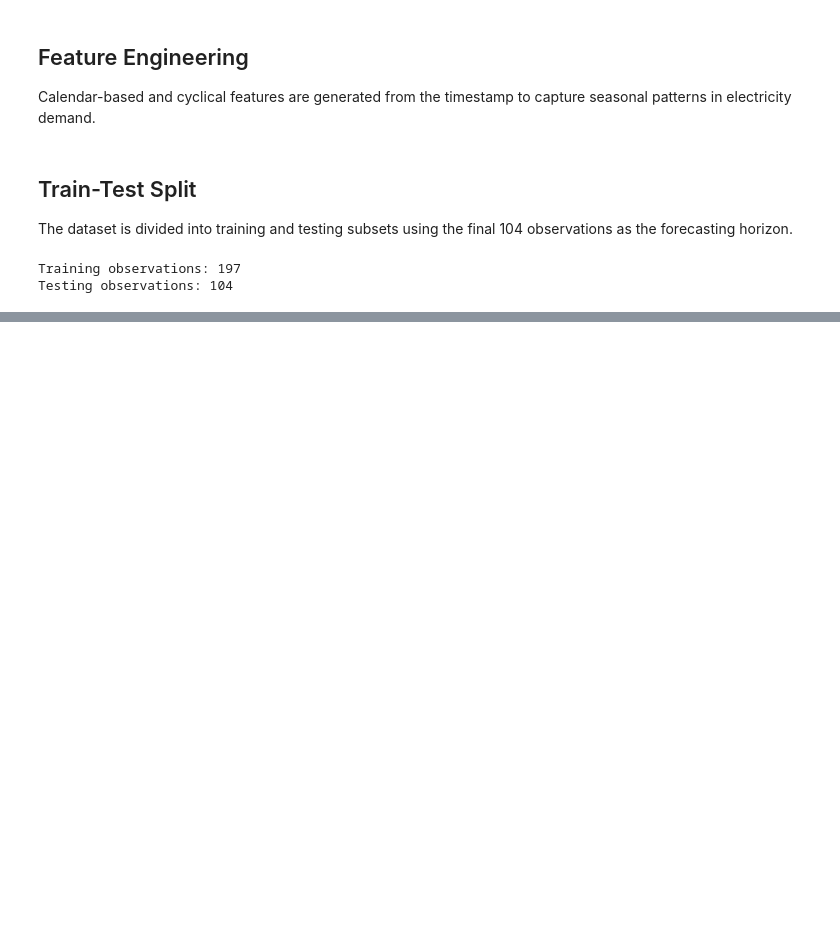
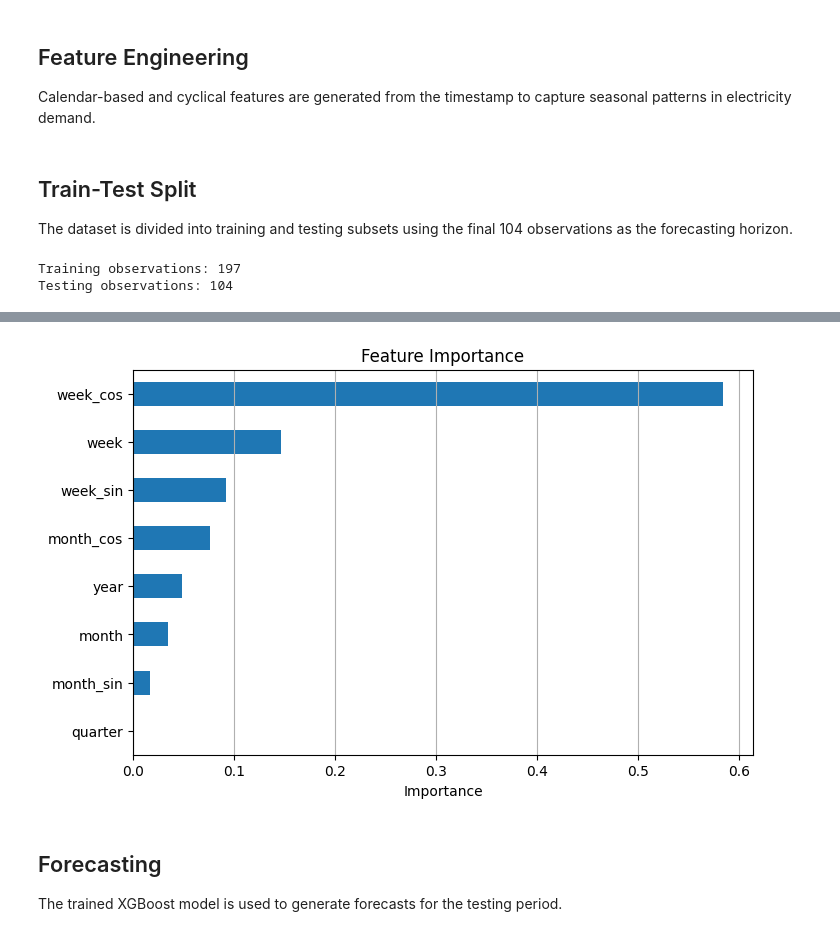
Before and after one commit to dekshinaudayan/german-electricity-demand-forecasting, a Jupyter notebook: notebooks/06_Feature_Based_Model.ipynb, the cells around one changed output, grey strips where cells are left out. Drawn from its saved outputs; the diff is of its cells as text; code cells hidden in the pictures; blank space fills up the shorter version.

Commit message:
Complete feature-based forecasting model implementation

```diff
--- a/notebooks/06_Feature_Based_Model.ipynb
+++ b/notebooks/06_Feature_Based_Model.ipynb
@@ -92,0 +118,11 @@ Testing observations: 104
+# %%
+# Train XGBoost model
+
+xgb_model = XGBRegressor(
+    n_estimators=200,
+    learning_rate=0.05,
+    max_depth=4,
+    random_state=42
+)
+
+xgb_model.fit(X_train, y_train)
@@ -92,0 +145,33 @@ Testing observations: 104
+# %%
+# Plot feature importance
+
+importance = pd.Series(
+    xgb_model.feature_importances_,
+    index=feature_columns
+)
+
+importance = importance.sort_values()
+
+plt.figure(figsize=(8,5))
+
+importance.plot(kind="barh")
+
+plt.title("Feature Importance")
+
+plt.xlabel("Importance")
+
+plt.grid(axis="x")
+
+plt.savefig(
+    "feature_importance.png",
+    dpi=300,
+    bbox_inches="tight"
+)
+
+plt.show()
+# %% [output]
+[figure, added]
+# %% [markdown]
+## Forecasting
+
+The trained XGBoost model is used to generate forecasts for the testing period.
```
Also changed, not shown: parts of 10 cells of this notebook.
